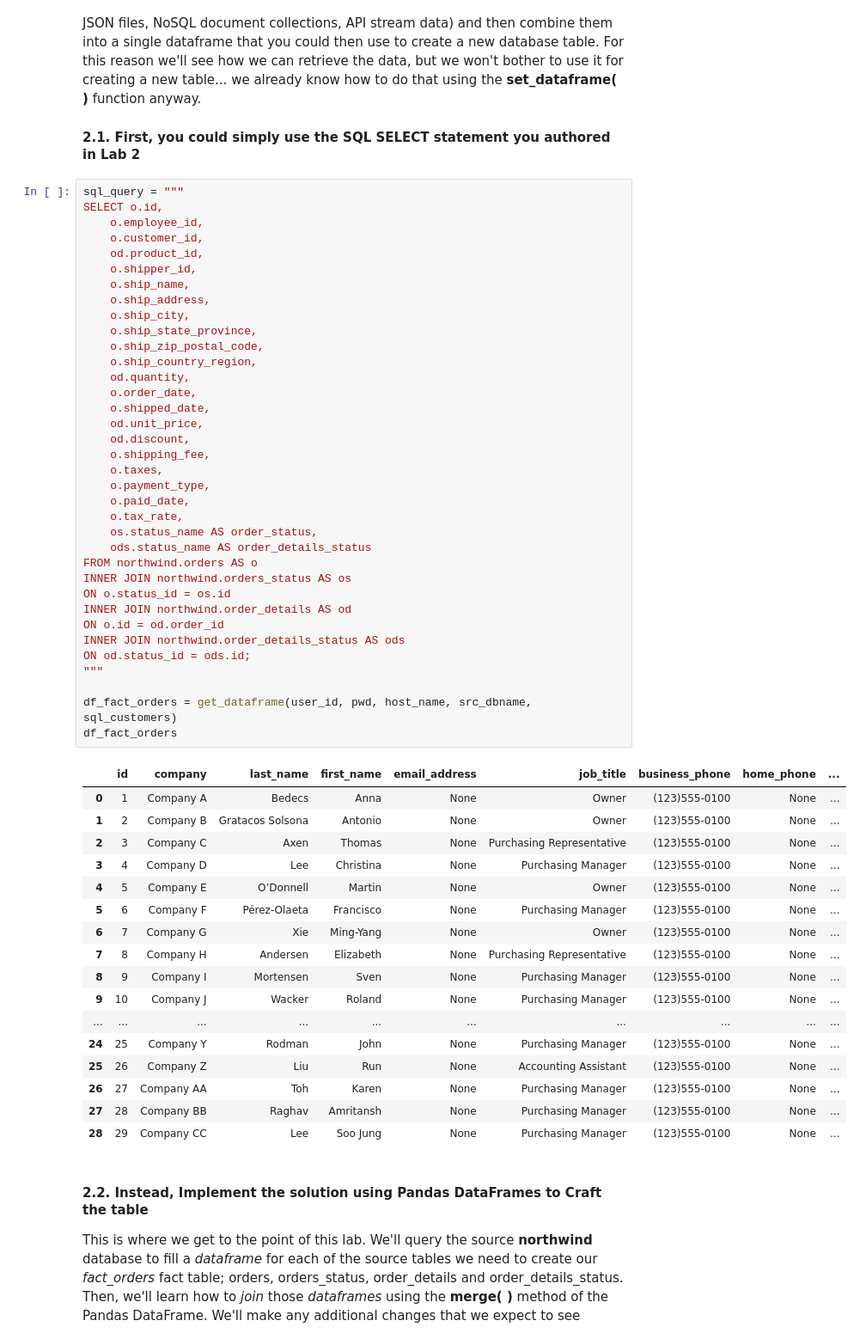
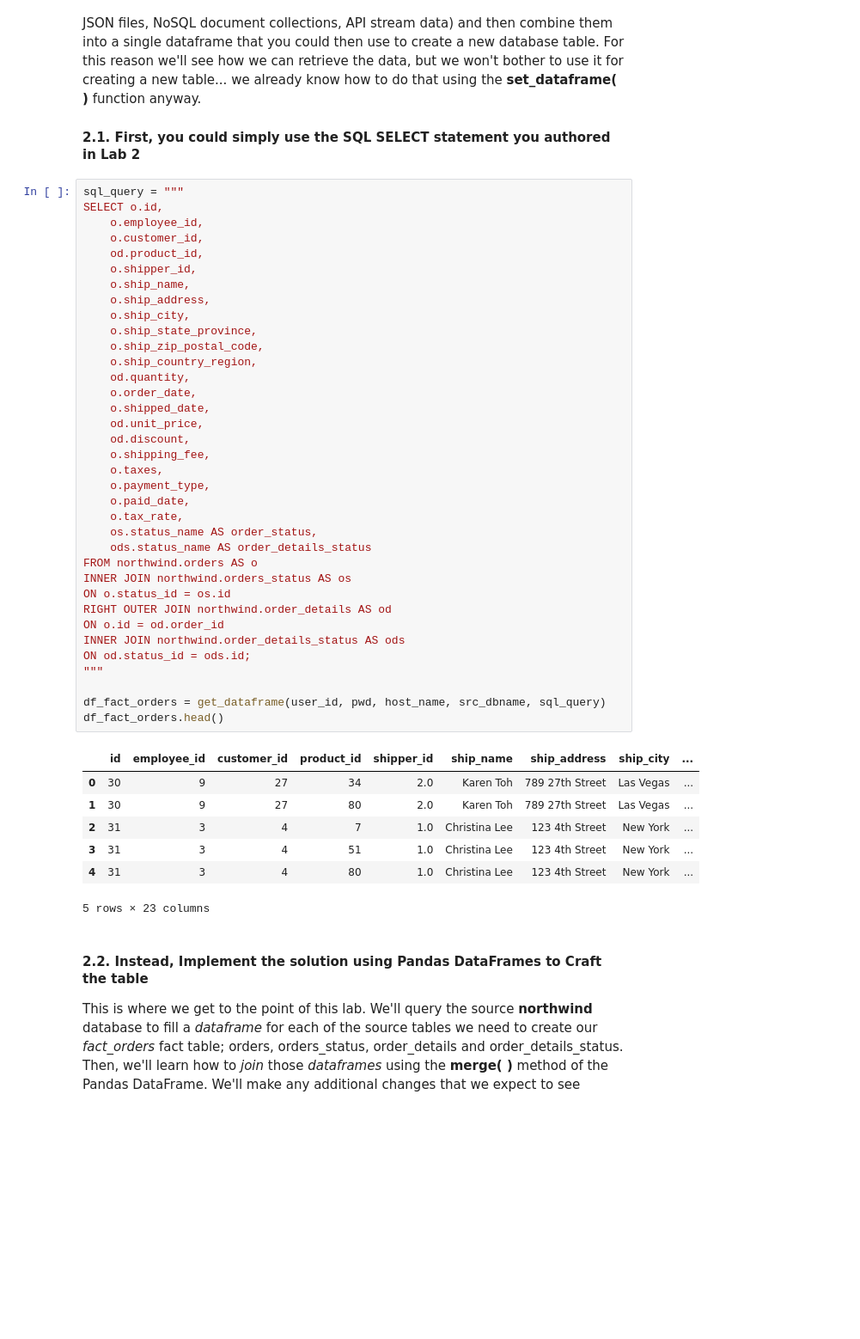
Before and after one commit to tmegandoan/DS-2002-002, a Jupyter notebook: 02-Python/Lab-03-Python-Extract-Transform-Load.ipynb, the cells around one changed output. Shown at 86% size. Cells and saved outputs as stored; diff of their text form; blank space fills up the shorter version.

```diff
--- a/02-Python/Lab-03-Python-Extract-Transform-Load.ipynb
+++ b/02-Python/Lab-03-Python-Extract-Transform-Load.ipynb
@@ -169,53 +170,43 @@ SELECT o.id,
     o.customer_id,
     od.product_id,
     o.shipper_id,
     o.ship_name,
     o.ship_address,
     o.ship_city,
     o.ship_state_province,
     o.ship_zip_postal_code,
     o.ship_country_region,
     od.quantity,
     o.order_date,
     o.shipped_date,
     od.unit_price,
     od.discount,
     o.shipping_fee,
     o.taxes,
     o.payment_type,
     o.paid_date,
     o.tax_rate,
     os.status_name AS order_status,
     ods.status_name AS order_details_status
 FROM northwind.orders AS o
 INNER JOIN northwind.orders_status AS os
 ON o.status_id = os.id
-INNER JOIN northwind.order_details AS od
+RIGHT OUTER JOIN northwind.order_details AS od
 ON o.id = od.order_id
 INNER JOIN northwind.order_details_status AS ods
 ON od.status_id = ods.id;
 """
 
-df_fact_orders = get_dataframe(user_id, pwd, host_name, src_dbname, sql_customers)
-df_fact_orders
+df_fact_orders = get_dataframe(user_id, pwd, host_name, src_dbname, sql_query)
+df_fact_orders.head()
 # %% [output]
-|  | id | company | last_name | first_name | email_address | job_title | business_phone | home_phone | ... |
-| 0 | 1 | Company A | Bedecs | Anna | None | Owner | (123)555-0100 | None | ... |
-| 1 | 2 | Company B | Gratacos Solsona | Antonio | None | Owner | (123)555-0100 | None | ... |
-| 2 | 3 | Company C | Axen | Thomas | None | Purchasing Representative | (123)555-0100 | None | ... |
-| 3 | 4 | Company D | Lee | Christina | None | Purchasing Manager | (123)555-0100 | None | ... |
-| 4 | 5 | Company E | O’Donnell | Martin | None | Owner | (123)555-0100 | None | ... |
-| 5 | 6 | Company F | Pérez-Olaeta | Francisco | None | Purchasing Manager | (123)555-0100 | None | ... |
-| 6 | 7 | Company G | Xie | Ming-Yang | None | Owner | (123)555-0100 | None | ... |
-| 7 | 8 | Company H | Andersen | Elizabeth | None | Purchasing Representative | (123)555-0100 | None | ... |
-| 8 | 9 | Company I | Mortensen | Sven | None | Purchasing Manager | (123)555-0100 | None | ... |
-| 9 | 10 | Company J | Wacker | Roland | None | Purchasing Manager | (123)555-0100 | None | ... |
-| ... | ... | ... | ... | ... | ... | ... | ... | ... | ... |
-| 24 | 25 | Company Y | Rodman | John | None | Purchasing Manager | (123)555-0100 | None | ... |
-| 25 | 26 | Company Z | Liu | Run | None | Accounting Assistant | (123)555-0100 | None | ... |
-| 26 | 27 | Company AA | Toh | Karen | None | Purchasing Manager | (123)555-0100 | None | ... |
-| 27 | 28 | Company BB | Raghav | Amritansh | None | Purchasing Manager | (123)555-0100 | None | ... |
-| 28 | 29 | Company CC | Lee | Soo Jung | None | Purchasing Manager | (123)555-0100 | None | ... |
+|  | id | employee_id | customer_id | product_id | shipper_id | ship_name | ship_address | ship_city | ... |
+| 0 | 30 | 9 | 27 | 34 | 2.0 | Karen Toh | 789 27th Street | Las Vegas | ... |
+| 1 | 30 | 9 | 27 | 80 | 2.0 | Karen Toh | 789 27th Street | Las Vegas | ... |
+| 2 | 31 | 3 | 4 | 7 | 1.0 | Christina Lee | 123 4th Street | New York | ... |
+| 3 | 31 | 3 | 4 | 51 | 1.0 | Christina Lee | 123 4th Street | New York | ... |
+| 4 | 31 | 3 | 4 | 80 | 1.0 | Christina Lee | 123 4th Street | New York | ... |
+5 rows × 23 columns
 # %% [markdown]
 #### 2.2. Instead, Implement the solution using Pandas DataFrames to Craft the table
 This is where we get to the point of this lab.  We'll query the source **northwind** database to fill a *dataframe* for each of the source tables we need to create our *fact_orders* fact table; orders, orders_status, order_details and order_details_status. Then, we'll learn how to *join* those *dataframes* using the **merge( )** method of the Pandas DataFrame.  We'll make any additional changes that we expect to see reflected in the *fact* table in our new MySQL database, and then, we'll push the *dataframe* back to the MySQL server to create and populate the new *fact* table.
```
Also changed, not shown: parts of 3 cells of this notebook.
